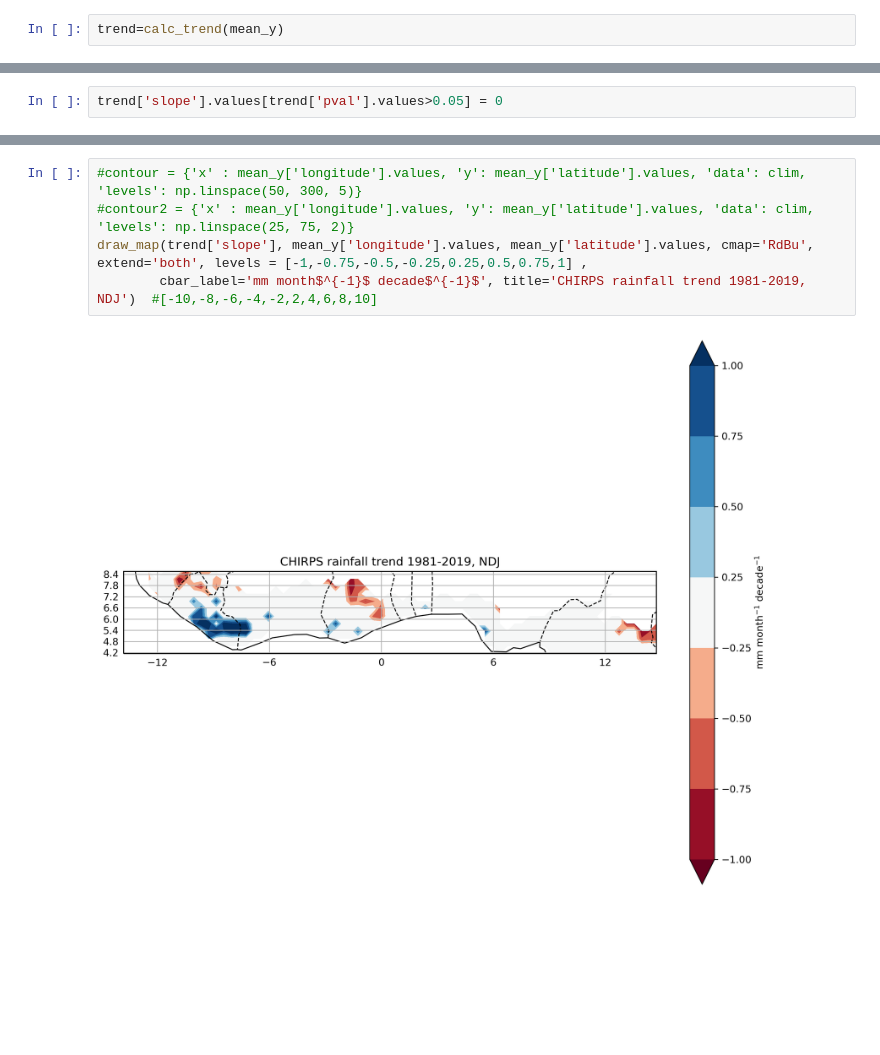
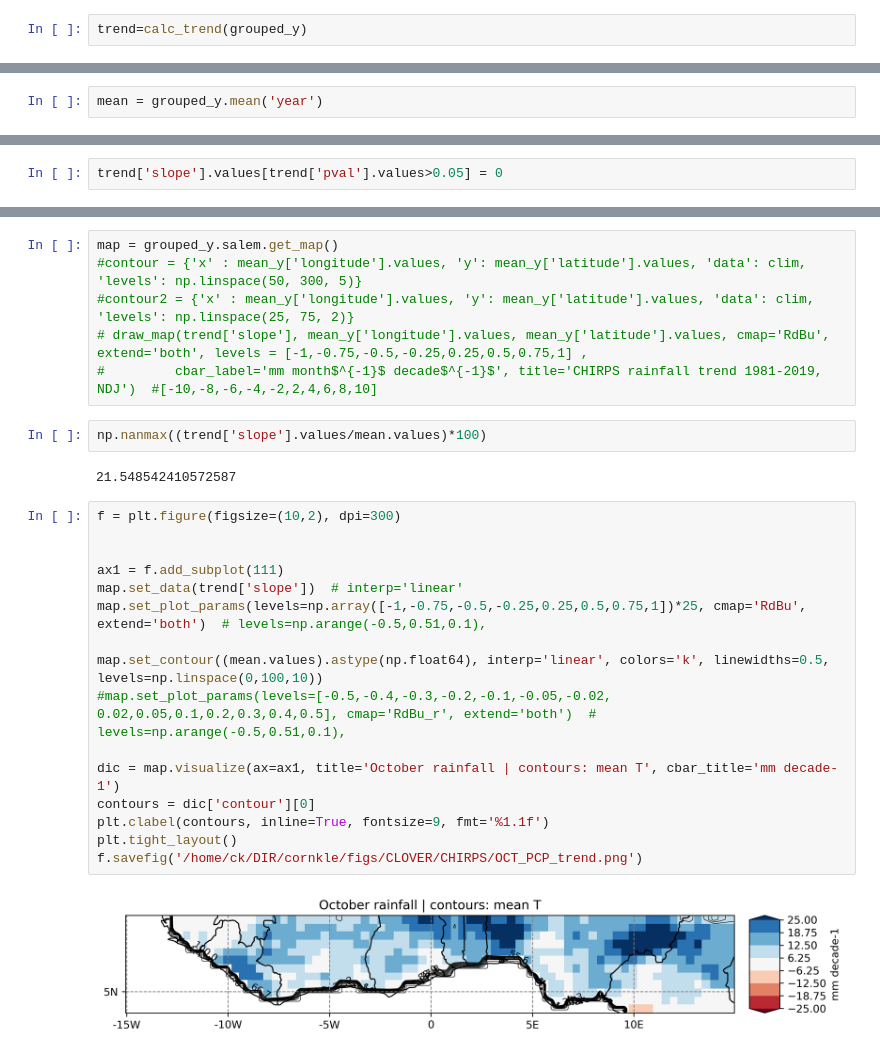
Before and after one commit to cornkle/proj_CEH, a Jupyter notebook: notebooks/CLOVER_CHIRPS_WA_meanRaintrend.ipynb, the cells around one changed output, grey strips where cells are left out. Saved outputs shown, nothing was run; the diff lists cells and outputs as text; blank space fills up the shorter version.

Commit message:
CLOVER paper

```diff
--- a/notebooks/CLOVER_CHIRPS_WA_meanRaintrend.ipynb
+++ b/notebooks/CLOVER_CHIRPS_WA_meanRaintrend.ipynb
@@ -114,7 +114,7 @@ def calc_trend(mean_years, method='mk', sig=False):
 
     return dtrend
 # %%
-trend=calc_trend(mean_y)
+trend=calc_trend(grouped_y)
 # %% [output]
 Entering trend calc
 # %%
@@ -126,3 +122,5 @@ np.nanmin(trend['slope'].values)
+# %%
+mean = grouped_y.mean('year')
 # %%
 plt.figure()
 plt.imshow(trend['slope'], origin='lower')
@@ -170,9 +168,30 @@ def draw_map(data, lon, lat, title=None,  mask_sig=None, quiver=None, contour=No
     plt.tight_layout()
     #plt.savefig(cnst.network_data + 'figs/CLOVER/SA/CHIRPS_trend.pdf')
 # %%
+map = grouped_y.salem.get_map()
 #contour = {'x' : mean_y['longitude'].values, 'y': mean_y['latitude'].values, 'data': clim, 'levels': np.linspace(50, 300, 5)}
 #contour2 = {'x' : mean_y['longitude'].values, 'y': mean_y['latitude'].values, 'data': clim, 'levels': np.linspace(25, 75, 2)}
-draw_map(trend['slope'], mean_y['longitude'].values, mean_y['latitude'].values, cmap='RdBu', extend='both', levels = [-1,-0.75,-0.5,-0.25,0.25,0.5,0.75,1] ,
-        cbar_label='mm month$^{-1}$ decade$^{-1}$', title='CHIRPS rainfall trend 1981-2019, NDJ')  #[-10,-8,-6,-4,-2,2,4,6,8,10]
+# draw_map(trend['slope'], mean_y['longitude'].values, mean_y['latitude'].values, cmap='RdBu', extend='both', levels = [-1,-0.75,-0.5,-0.25,0.25,0.5,0.75,1] ,
+#         cbar_label='mm month$^{-1}$ decade$^{-1}$', title='CHIRPS rainfall trend 1981-2019, NDJ')  #[-10,-8,-6,-4,-2,2,4,6,8,10]
-# %% [output]
-[figure, removed]
+# %%
+np.nanmax((trend['slope'].values/mean.values)*100)
+# %% [output]
+21.548542410572587
+# %%
+f = plt.figure(figsize=(10,2), dpi=300)
+
+
+ax1 = f.add_subplot(111)
+map.set_data(trend['slope'])  # interp='linear'
+map.set_plot_params(levels=np.array([-1,-0.75,-0.5,-0.25,0.25,0.5,0.75,1])*25, cmap='RdBu', extend='both')  # levels=np.arange(-0.5,0.51,0.1),
+
+map.set_contour((mean.values).astype(np.float64), interp='linear', colors='k', linewidths=0.5, levels=np.linspace(0,100,10))
+#map.set_plot_params(levels=[-0.5,-0.4,-0.3,-0.2,-0.1,-0.05,-0.02, 0.02,0.05,0.1,0.2,0.3,0.4,0.5], cmap='RdBu_r', extend='both')  # levels=np.arange(-0.5,0.51,0.1),
+
+dic = map.visualize(ax=ax1, title='October rainfall | contours: mean T', cbar_title='mm decade-1')
+contours = dic['contour'][0]
+plt.clabel(contours, inline=True, fontsize=9, fmt='%1.1f')
+plt.tight_layout()
+f.savefig('/home/ck/DIR/cornkle/figs/CLOVER/CHIRPS/OCT_PCP_trend.png')
+# %% [output]
+[figure, added]
```
Also changed, not shown: parts of 13 cells of this notebook, 12 other files.
